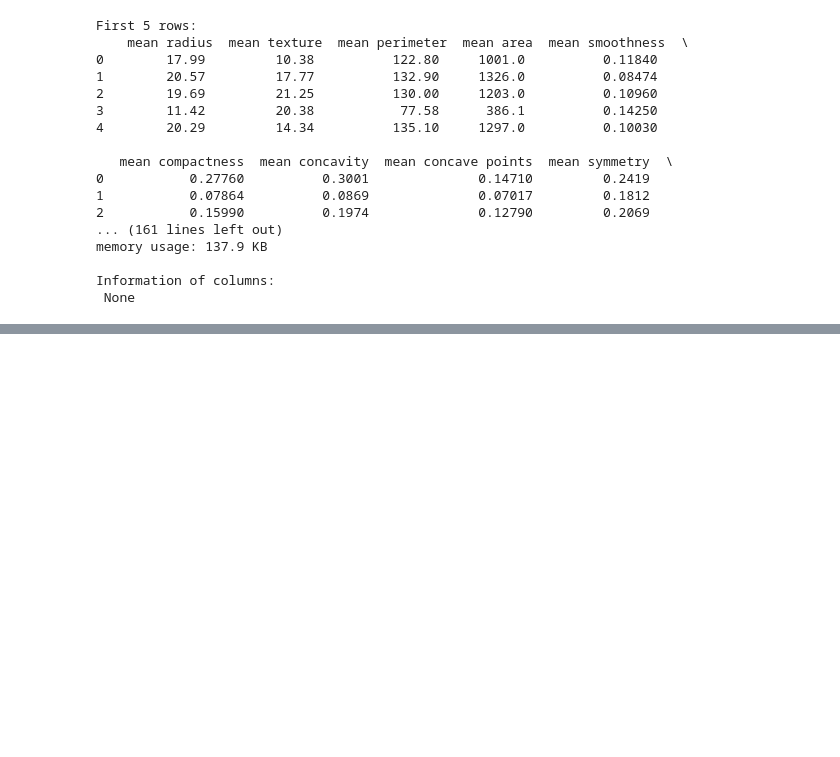
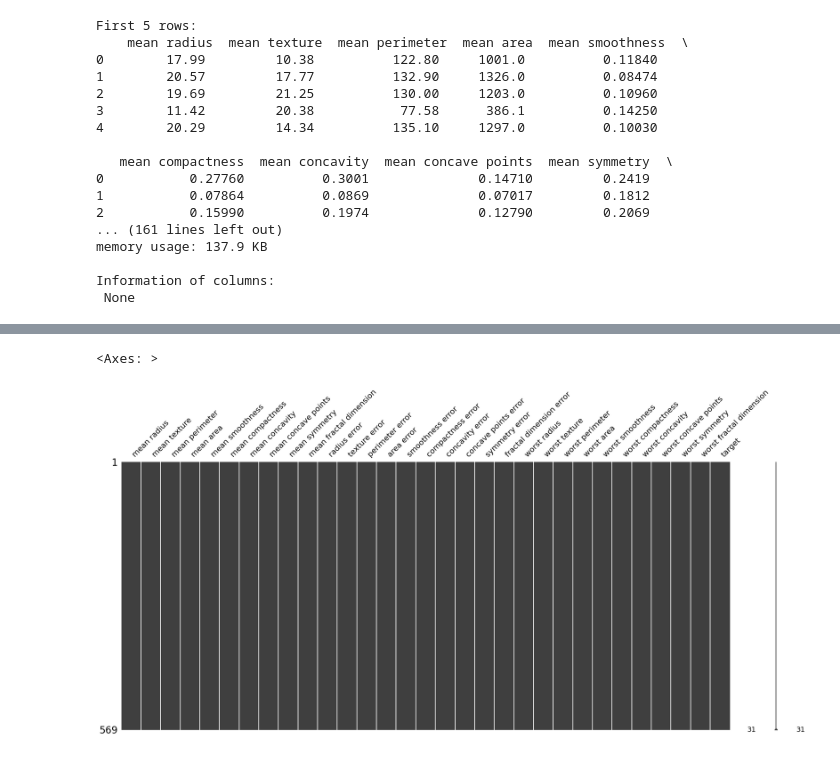
Before and after one commit to macorony/Breast_cancer_ML, a Jupyter notebook: notebooks/exploratory_analysis.ipynb, the cells around one changed output, grey strips where cells are left out. Saved outputs shown, nothing was run; the diff lists cells and outputs as text; code cells hidden in the pictures; blank space fills up the shorter version.

```diff
--- a/notebooks/exploratory_analysis.ipynb
+++ b/notebooks/exploratory_analysis.ipynb
@@ -45,0 +67,5 @@ Information of columns:
+# %%
+msno.matrix(df)
+# %% [output]
+<Axes: >
+[figure, added]
```
Also changed, not shown: parts of 6 cells of this notebook.
